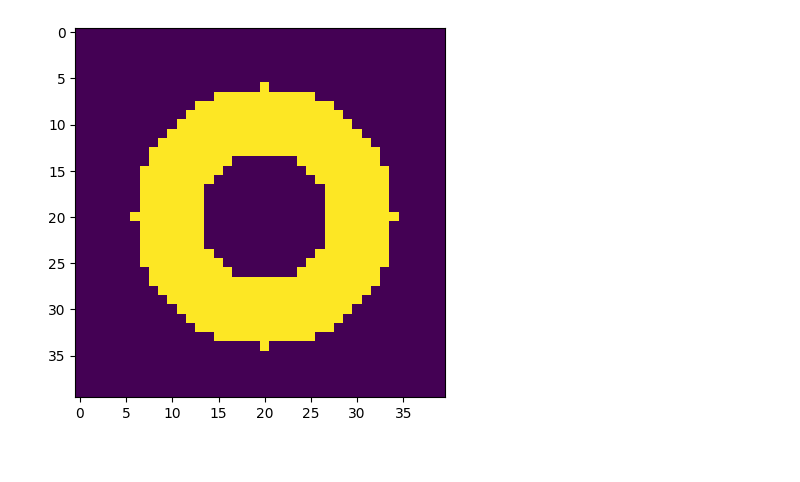
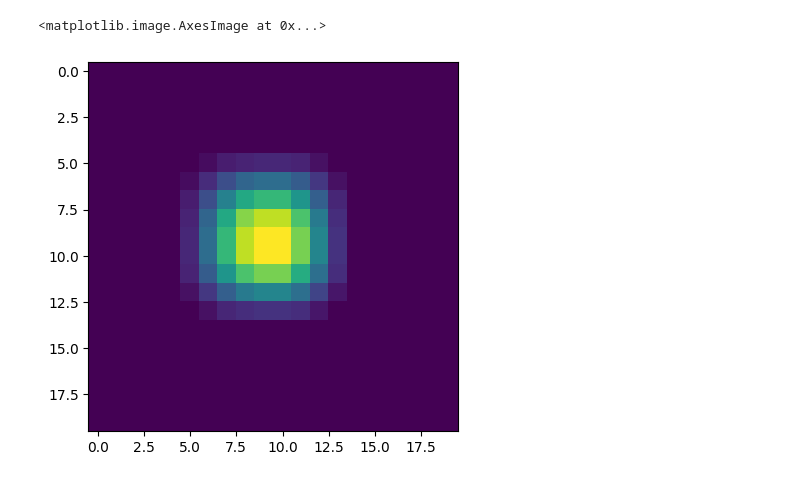
Before and after one commit to akseliekseli/Bayesian-Neural-Networks-with-Stochastic-Variational-Inference-in-Inverse-Problems, a Jupyter notebook: codes/test.ipynb, the cells around one changed output. Saved outputs shown, nothing was run; the diff lists cells and outputs as text; code cells hidden in the pictures.

```diff
--- a/codes/test.ipynb
+++ b/codes/test.ipynb
@@ -6,24 +6,36 @@ from scipy.linalg import convolution_matrix
 # %%
 def create_circle_image(size, radius):
     img = np.zeros((size, size))
     y, x = np.ogrid[-size//2:size//2, -size//2:size//2]
-    mask = (x**2 + y**2 <= radius**2) & ( x**2 + y**2 >= (radius/2)**2)
+    mask = (x**2 + y**2 <= radius**2) #& ( x**2 + y**2 >= (radius/2)**2)
     img[mask] = 1
     return img
+
+
+n=20
+radius = 0.1  # Radius of the circle
+
+x_input = np.linspace(0, 1, n).reshape(n, 1)
+y_input = np.linspace(0, 1, n).reshape(n, 1)
+x_coord, y_coord = np.meshgrid(x_input, y_input)
+
+center_x, center_y = 0.5, 0.5
+distance_from_center = np.sqrt((x_coord - center_x) ** 2 + (y_coord - center_y) ** 2)
+circle_image = np.where(distance_from_center <= radius, 1., 0.)
+
+PSF_size = 6
+PSF_param = 3.
+BC = 'wrap'
+deconv = Deconvolution_2D(PSF_size, PSF_param, BC)
+image = create_circle_image(n, 3)
+
+true = image
+temp = deconv.forward(circle_image)
+
+y_data = temp #+ np.random.normal(0, sigma_noise, temp.shape)
+
+plt.figure()
+plt.imshow(y_data)
+# %% [output]
+<matplotlib.image.AxesImage at 0x...>
+[figure, added]
-# %%
-PSF_size = 30
-PSF_param = 3.0
-BC = 'reflect'
-deconv = Deconvolution_2D(PSF_size, PSF_param, BC)
-image = create_circle_image(40, 14)
-
-true = image
-temp = deconv.forward(image)
-
-y_data = temp + np.random.normal(0, 0.05, temp.shape)
-
-plt.imshow(image)
-# Apply the forward operation (blur the image)
-blurred_image = deconv.forward(image)
-# %% [output]
-[figure, removed]
```
Also changed, not shown: parts of 10 cells of this notebook, 30 other files.
